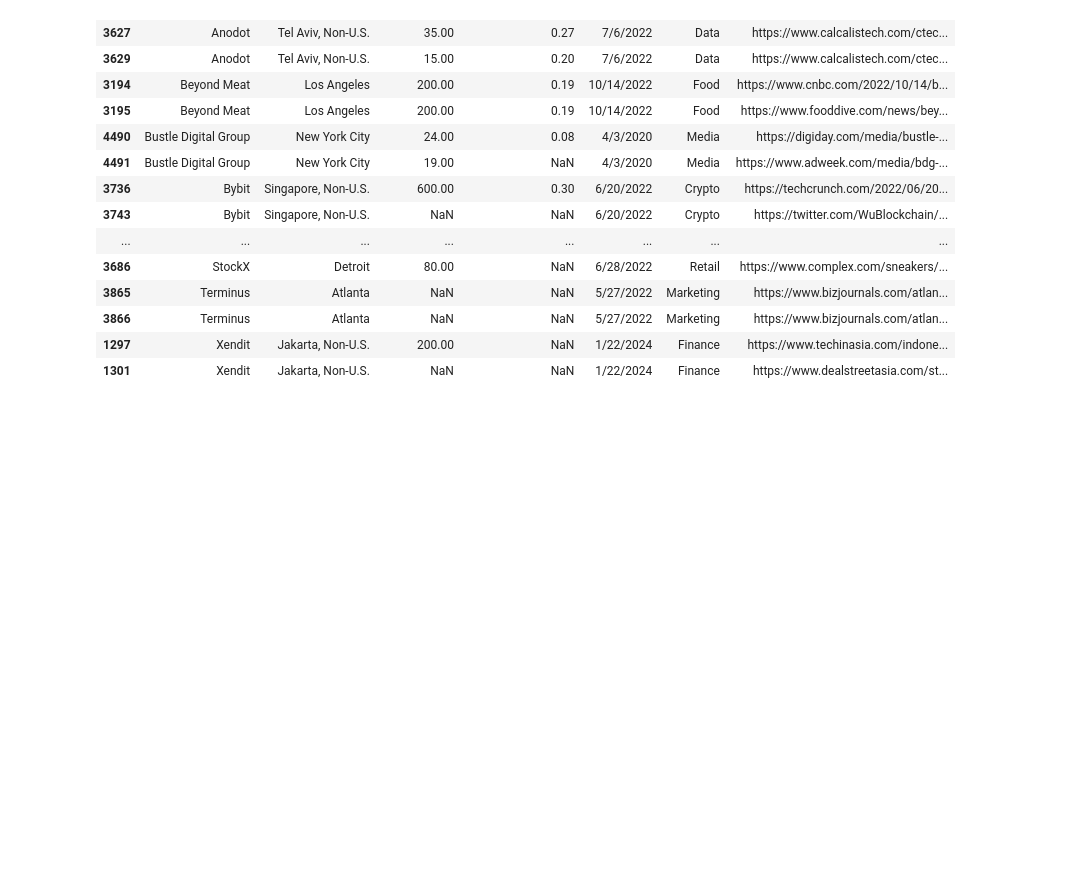
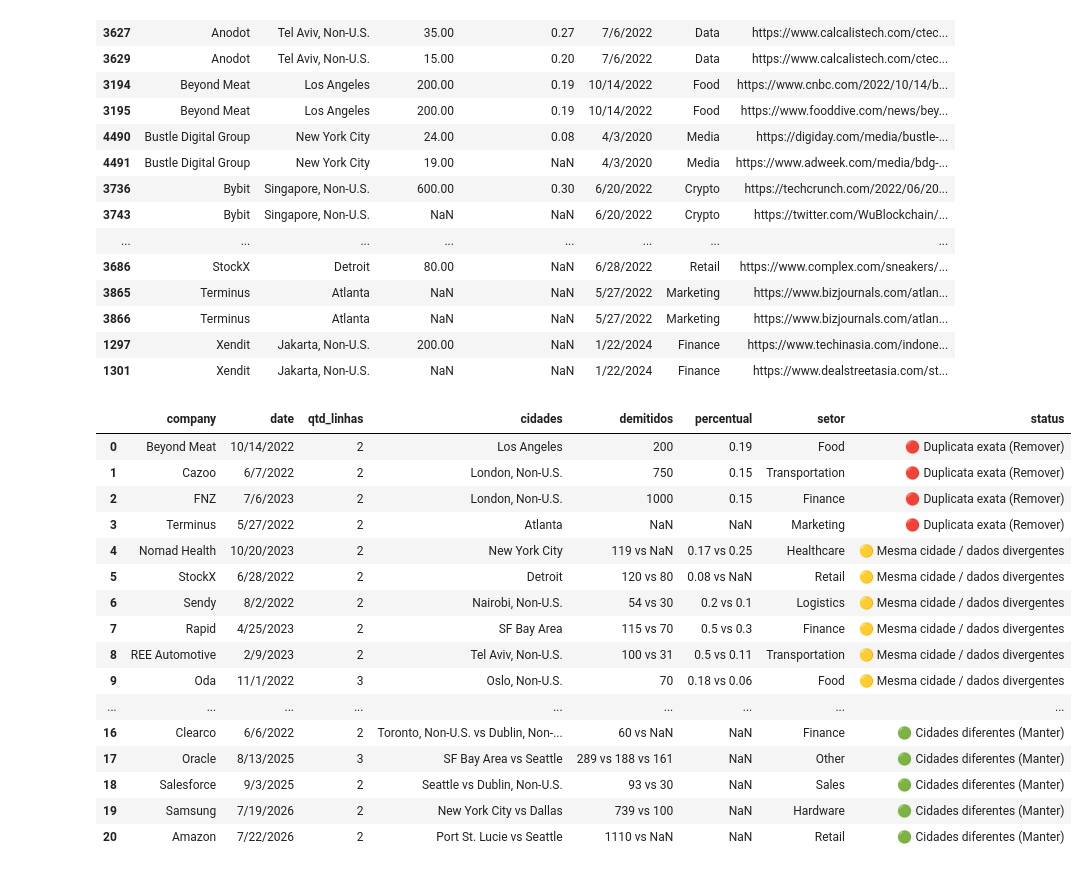
Before and after one commit to AleCecilio/digital_entertainment_layoffs, a Jupyter notebook: notebooks/01_data_cleaning.ipynb, the cells around one changed output. Cells and saved outputs as stored; diff of their text form; code cells hidden in the pictures; blank space fills up the shorter version.

```diff
--- a/notebooks/01_data_cleaning.ipynb
+++ b/notebooks/01_data_cleaning.ipynb
@@ -287,3 +279,24 @@ Total de linhas envolvidas em duplicidade parcial: 44
 | 3866 | Terminus | Atlanta | NaN | NaN | 5/27/2022 | Marketing | https://www.bizjournals.com/atlan... |
 | 1297 | Xendit | Jakarta, Non-U.S. | 200.00 | NaN | 1/22/2024 | Finance | https://www.techinasia.com/indone... |
 | 1301 | Xendit | Jakarta, Non-U.S. | NaN | NaN | 1/22/2024 | Finance | https://www.dealstreetasia.com/st... |
+# %%
+summary_dups = inspect_partial_duplicates(df_clean)
+display(summary_dups.drop(columns=['diagnostico']))
+# %% [output]
+|  | company | date | qtd_linhas | cidades | demitidos | percentual | setor | status |
+| 0 | Beyond Meat | 10/14/2022 | 2 | Los Angeles | 200 | 0.19 | Food | 🔴 Duplicata exata (Remover) |
+| 1 | Cazoo | 6/7/2022 | 2 | London, Non-U.S. | 750 | 0.15 | Transportation | 🔴 Duplicata exata (Remover) |
+| 2 | FNZ | 7/6/2023 | 2 | London, Non-U.S. | 1000 | 0.15 | Finance | 🔴 Duplicata exata (Remover) |
+| 3 | Terminus | 5/27/2022 | 2 | Atlanta | NaN | NaN | Marketing | 🔴 Duplicata exata (Remover) |
+| 4 | Nomad Health | 10/20/2023 | 2 | New York City | 119 vs NaN | 0.17 vs 0.25 | Healthcare | 🟡 Mesma cidade / dados divergentes |
+| 5 | StockX | 6/28/2022 | 2 | Detroit | 120 vs 80 | 0.08 vs NaN | Retail | 🟡 Mesma cidade / dados divergentes |
+| 6 | Sendy | 8/2/2022 | 2 | Nairobi, Non-U.S. | 54 vs 30 | 0.2 vs 0.1 | Logistics | 🟡 Mesma cidade / dados divergentes |
+| 7 | Rapid | 4/25/2023 | 2 | SF Bay Area | 115 vs 70 | 0.5 vs 0.3 | Finance | 🟡 Mesma cidade / dados divergentes |
+| 8 | REE Automotive | 2/9/2023 | 2 | Tel Aviv, Non-U.S. | 100 vs 31 | 0.5 vs 0.11 | Transportation | 🟡 Mesma cidade / dados divergentes |
+| 9 | Oda | 11/1/2022 | 3 | Oslo, Non-U.S. | 70 | 0.18 vs 0.06 | Food | 🟡 Mesma cidade / dados divergentes |
+| ... | ... | ... | ... | ... | ... | ... | ... | ... |
+| 16 | Clearco | 6/6/2022 | 2 | Toronto, Non-U.S. vs Dublin, Non-... | 60 vs NaN | NaN | Finance | 🟢 Cidades diferentes (Manter) |
+| 17 | Oracle | 8/13/2025 | 3 | SF Bay Area vs Seattle | 289 vs 188 vs 161 | NaN | Other | 🟢 Cidades diferentes (Manter) |
+| 18 | Salesforce | 9/3/2025 | 2 | Seattle vs Dublin, Non-U.S. | 93 vs 30 | NaN | Sales | 🟢 Cidades diferentes (Manter) |
+| 19 | Samsung | 7/19/2026 | 2 | New York City vs Dallas | 739 vs 100 | NaN | Hardware | 🟢 Cidades diferentes (Manter) |
+| 20 | Amazon | 7/22/2026 | 2 | Port St. Lucie vs Seattle | 1110 vs NaN | NaN | Retail | 🟢 Cidades diferentes (Manter) |
```
Also changed, not shown: parts of 17 cells of this notebook, 2 other files.
